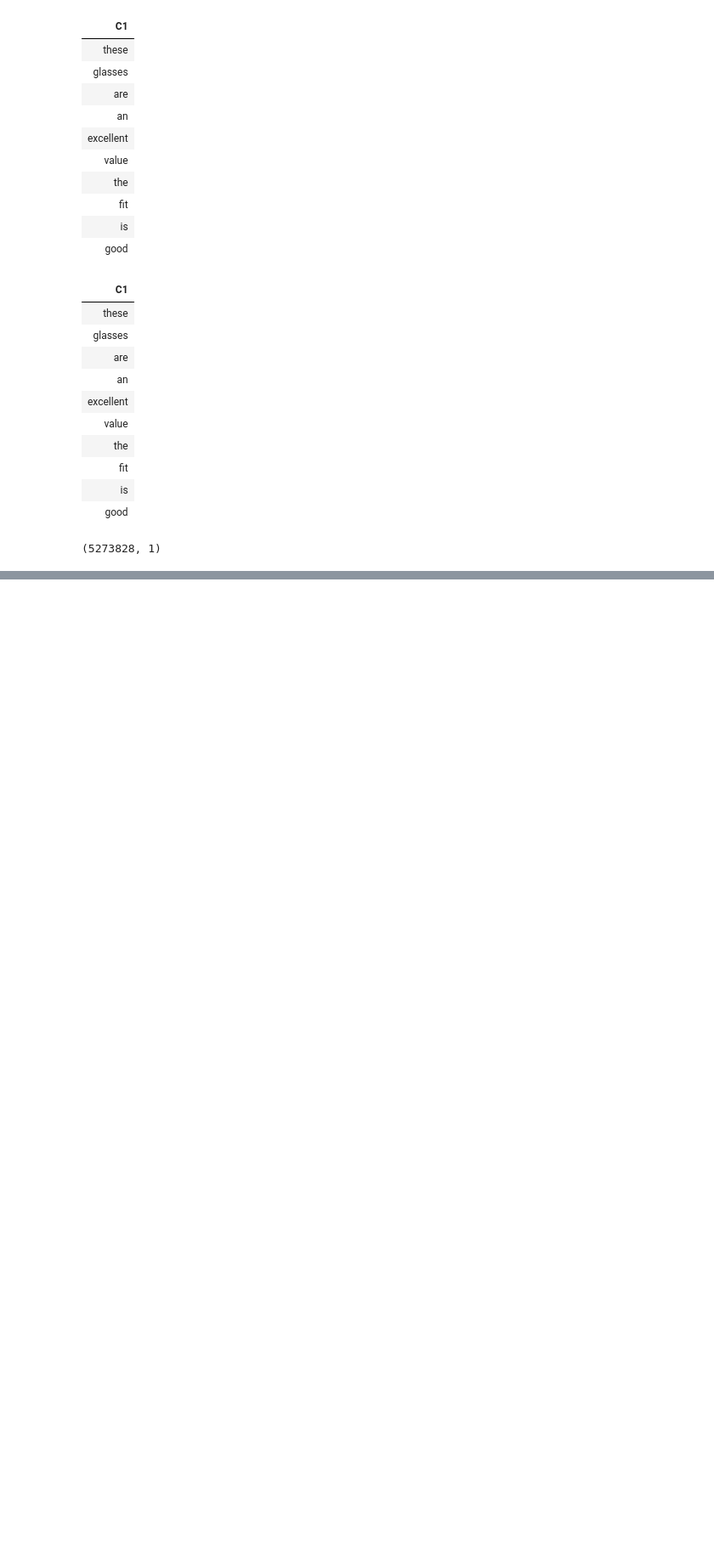
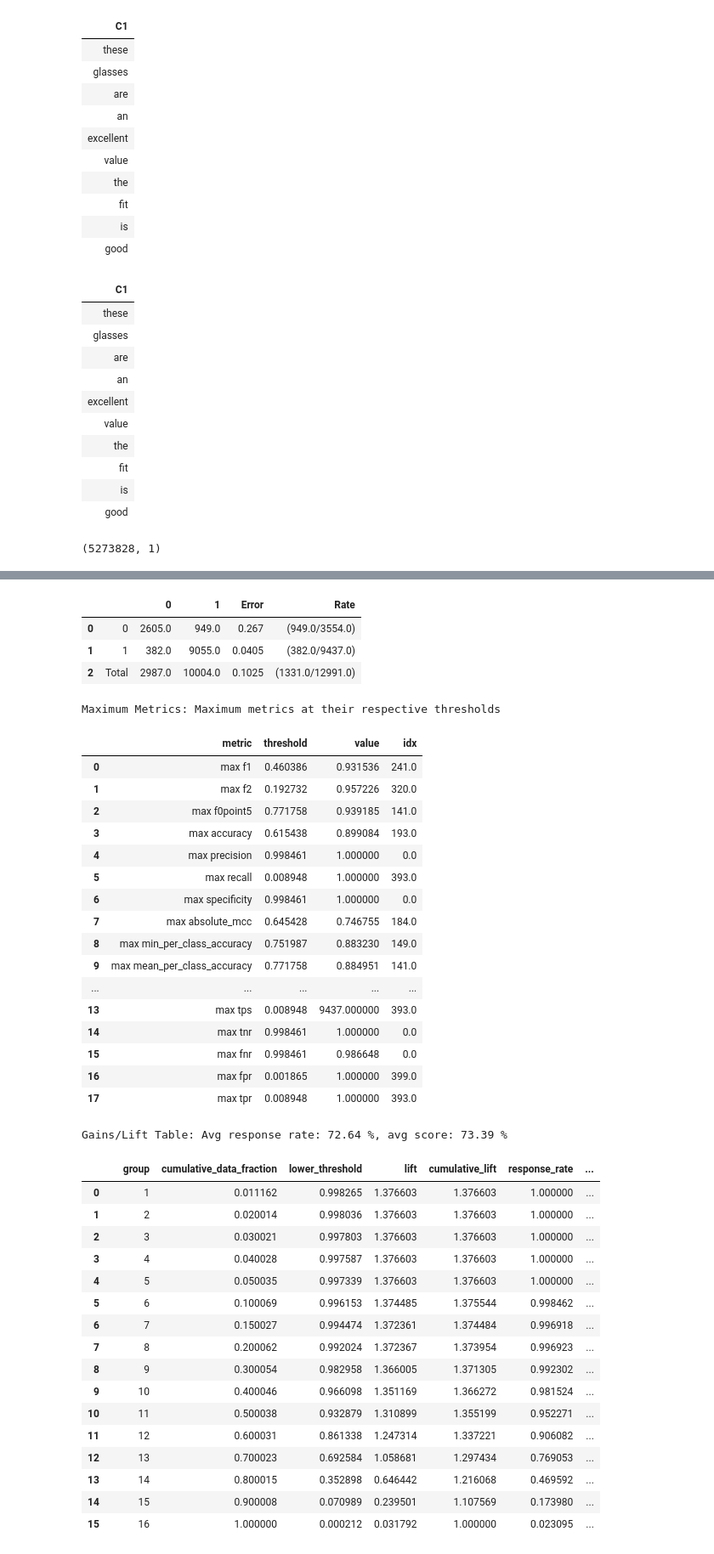
Before and after one commit to Shankar-Hadimani/ai-ml-engineering, a Jupyter notebook: notebook/sentiment_analysis_GBM_H2O.ipynb, the cells around one changed output, grey strips where cells are left out. Shown at 85% size. Cells and saved outputs as stored; diff of their text form; code cells hidden in the pictures; blank space fills up the shorter version.

```diff
--- a/notebook/sentiment_analysis_GBM_H2O.ipynb
+++ b/notebook/sentiment_analysis_GBM_H2O.ipynb
@@ -250,0 +595,6 @@ review_words.shape
+# %%
+### let pass the test dataset and validta ethe performance of the model..
+####using h2o_test dataset for prediction
+
+gbm_final_model.model_performance(h2o_test)
+# %% [output]
@@ -250,0 +613,40 @@ review_words.shape
+|  |  | 0 | 1 | Error | Rate |
+| 0 | 0 | 2605.0 | 949.0 | 0.267 | (949.0/3554.0) |
+| 1 | 1 | 382.0 | 9055.0 | 0.0405 | (382.0/9437.0) |
+| 2 | Total | 2987.0 | 10004.0 | 0.1025 | (1331.0/12991.0) |
+Maximum Metrics: Maximum metrics at their respective thresholds
+|  | metric | threshold | value | idx |
+| 0 | max f1 | 0.460386 | 0.931536 | 241.0 |
+| 1 | max f2 | 0.192732 | 0.957226 | 320.0 |
+| 2 | max f0point5 | 0.771758 | 0.939185 | 141.0 |
+| 3 | max accuracy | 0.615438 | 0.899084 | 193.0 |
+| 4 | max precision | 0.998461 | 1.000000 | 0.0 |
+| 5 | max recall | 0.008948 | 1.000000 | 393.0 |
+| 6 | max specificity | 0.998461 | 1.000000 | 0.0 |
+| 7 | max absolute_mcc | 0.645428 | 0.746755 | 184.0 |
+| 8 | max min_per_class_accuracy | 0.751987 | 0.883230 | 149.0 |
+| 9 | max mean_per_class_accuracy | 0.771758 | 0.884951 | 141.0 |
+| ... | ... | ... | ... | ... |
+| 13 | max tps | 0.008948 | 9437.000000 | 393.0 |
+| 14 | max tnr | 0.998461 | 1.000000 | 0.0 |
+| 15 | max fnr | 0.998461 | 0.986648 | 0.0 |
+| 16 | max fpr | 0.001865 | 1.000000 | 399.0 |
+| 17 | max tpr | 0.008948 | 1.000000 | 393.0 |
+Gains/Lift Table: Avg response rate: 72.64 %, avg score: 73.39 %
+|  |  | group | cumulative_data_fraction | lower_threshold | lift | cumulative_lift | response_rate | ... |
+| 0 |  | 1 | 0.011162 | 0.998265 | 1.376603 | 1.376603 | 1.000000 | ... |
+| 1 |  | 2 | 0.020014 | 0.998036 | 1.376603 | 1.376603 | 1.000000 | ... |
+| 2 |  | 3 | 0.030021 | 0.997803 | 1.376603 | 1.376603 | 1.000000 | ... |
+| 3 |  | 4 | 0.040028 | 0.997587 | 1.376603 | 1.376603 | 1.000000 | ... |
+| 4 |  | 5 | 0.050035 | 0.997339 | 1.376603 | 1.376603 | 1.000000 | ... |
+| 5 |  | 6 | 0.100069 | 0.996153 | 1.374485 | 1.375544 | 0.998462 | ... |
+| 6 |  | 7 | 0.150027 | 0.994474 | 1.372361 | 1.374484 | 0.996918 | ... |
+| 7 |  | 8 | 0.200062 | 0.992024 | 1.372367 | 1.373954 | 0.996923 | ... |
+| 8 |  | 9 | 0.300054 | 0.982958 | 1.366005 | 1.371305 | 0.992302 | ... |
+| 9 |  | 10 | 0.400046 | 0.966098 | 1.351169 | 1.366272 | 0.981524 | ... |
+| 10 |  | 11 | 0.500038 | 0.932879 | 1.310899 | 1.355199 | 0.952271 | ... |
+| 11 |  | 12 | 0.600031 | 0.861338 | 1.247314 | 1.337221 | 0.906082 | ... |
+| 12 |  | 13 | 0.700023 | 0.692584 | 1.058681 | 1.297434 | 0.769053 | ... |
+| 13 |  | 14 | 0.800015 | 0.352898 | 0.646442 | 1.216068 | 0.469592 | ... |
+| 14 |  | 15 | 0.900008 | 0.070989 | 0.239501 | 1.107569 | 0.173980 | ... |
+| 15 |  | 16 | 1.000000 | 0.000212 | 0.031792 | 1.000000 | 0.023095 | ... |
```
Also changed, not shown: parts of 63 cells of this notebook.
